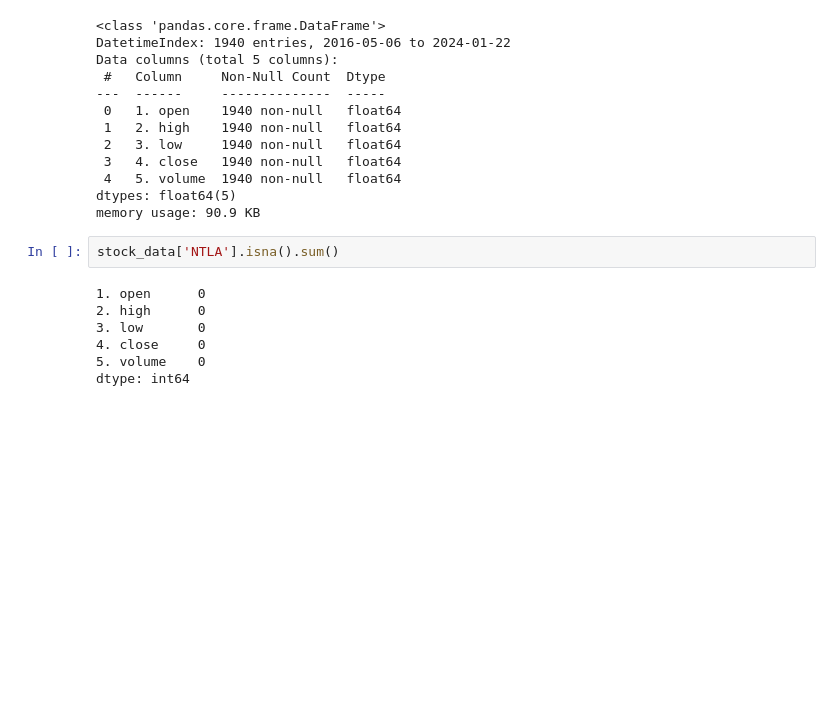
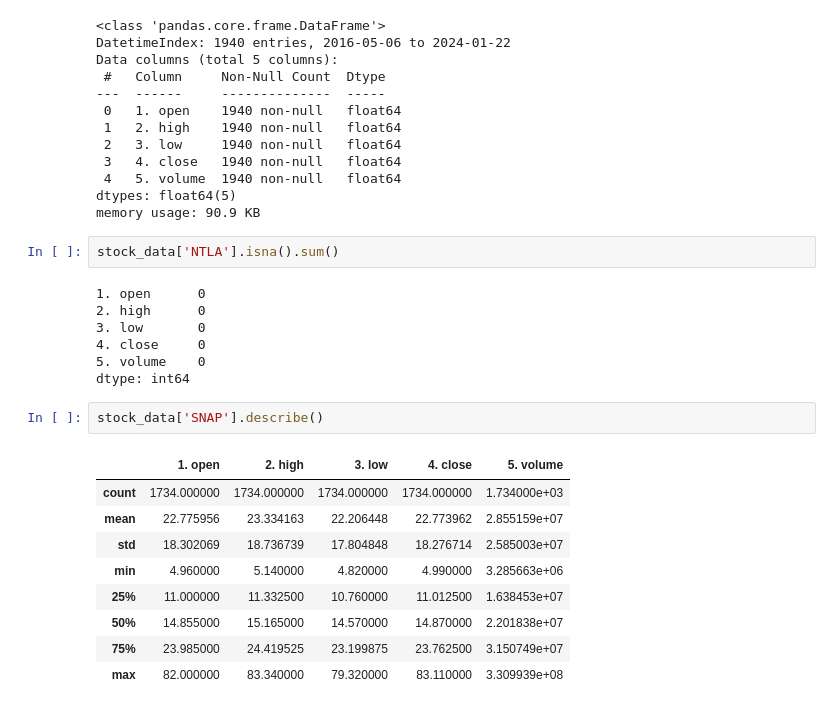
Before and after one commit to omnidox/Stock-Price-Prediction-Project, a Jupyter notebook: Stock_Prediction.ipynb, the cells around one changed output. Cells and saved outputs as stored; diff of their text form; blank space fills up the shorter version.

```diff
--- a/Stock_Prediction.ipynb
+++ b/Stock_Prediction.ipynb
@@ -328,3 +328,15 @@ stock_data['NTLA'].isna().sum()
 4. close     0
 5. volume    0
 dtype: int64
+# %%
+stock_data['SNAP'].describe()
+# %% [output]
+|  | 1. open | 2. high | 3. low | 4. close | 5. volume |
+| count | 1734.000000 | 1734.000000 | 1734.000000 | 1734.000000 | 1.734000e+03 |
+| mean | 22.775956 | 23.334163 | 22.206448 | 22.773962 | 2.855159e+07 |
+| std | 18.302069 | 18.736739 | 17.804848 | 18.276714 | 2.585003e+07 |
+| min | 4.960000 | 5.140000 | 4.820000 | 4.990000 | 3.285663e+06 |
+| 25% | 11.000000 | 11.332500 | 10.760000 | 11.012500 | 1.638453e+07 |
+| 50% | 14.855000 | 15.165000 | 14.570000 | 14.870000 | 2.201838e+07 |
+| 75% | 23.985000 | 24.419525 | 23.199875 | 23.762500 | 3.150749e+07 |
+| max | 82.000000 | 83.340000 | 79.320000 | 83.110000 | 3.309939e+08 |
```
Also changed, not shown: parts of 9 cells of this notebook, 1 other file.
